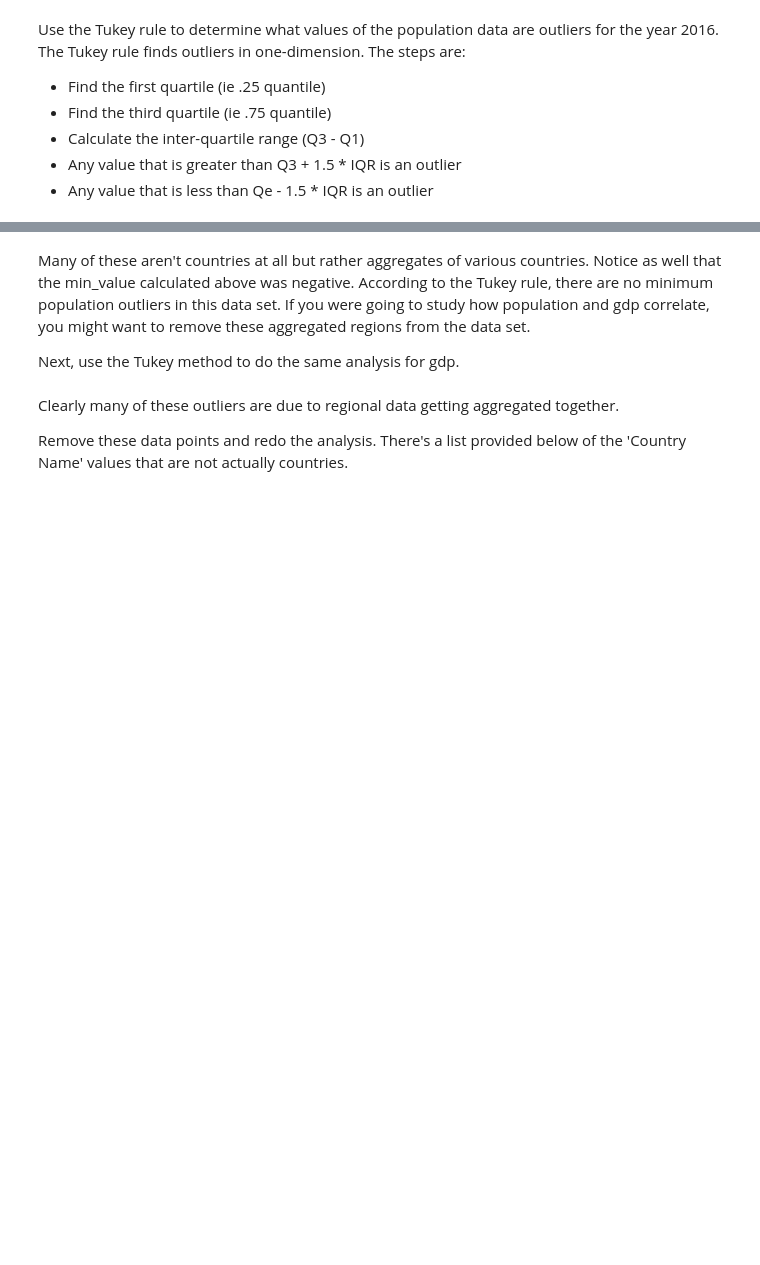
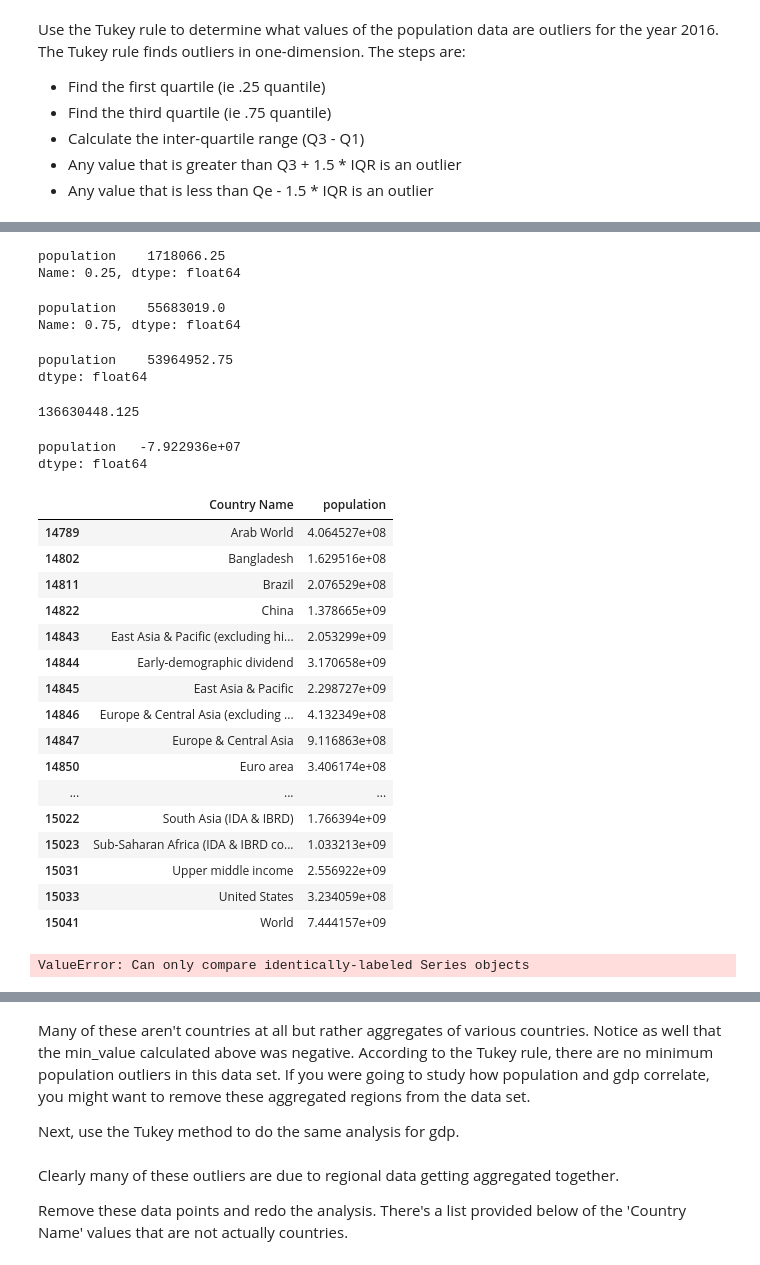
Before and after one commit to RobertZ-dev/Udacity_DSND, a Jupyter notebook: lessons/ETLPipelines/13_outlierspart1_exercise/13_outliers_exercise.ipynb, the cells around one changed output, grey strips where cells are left out. Saved outputs shown, nothing was run; the diff lists cells and outputs as text; code cells hidden in the pictures; blank space fills up the shorter version.

```diff
--- a/lessons/ETLPipelines/13_outlierspart1_exercise/13_outliers_exercise.ipynb
+++ b/lessons/ETLPipelines/13_outlierspart1_exercise/13_outliers_exercise.ipynb
@@ -234,0 +258,53 @@ population_outliers
+# %%
+Q1 = population_2016.quantile(q=0.25, axis=0, numeric_only=True, interpolation='linear')
+Q1
+# %% [output]
+population    1718066.25
+Name: 0.25, dtype: float64
+# %%
+Q3 = population_2016.quantile(q=0.75, axis=0, numeric_only=True, interpolation='linear')
+Q3
+# %% [output]
+population    55683019.0
+Name: 0.75, dtype: float64
+# %%
+IQR = Q3 - Q1
+IQR
+# %% [output]
+population    53964952.75
+dtype: float64
+# %%
+max_value = Q3 + 1.5 * IQR
+max_value[0]
+# %% [output]
+136630448.125
+# %%
+min_value = Q1 - 1.5 * IQR
+min_value
+# %% [output]
+population   -7.922936e+07
+dtype: float64
+# %%
+population_2016.loc[population_2016['population'] > max_value[0]]
+# %% [output]
+|  | Country Name | population |
+| 14789 | Arab World | 4.064527e+08 |
+| 14802 | Bangladesh | 1.629516e+08 |
+| 14811 | Brazil | 2.076529e+08 |
+| 14822 | China | 1.378665e+09 |
+| 14843 | East Asia & Pacific (excluding hi... | 2.053299e+09 |
+| 14844 | Early-demographic dividend | 3.170658e+09 |
+| 14845 | East Asia & Pacific | 2.298727e+09 |
+| 14846 | Europe & Central Asia (excluding ... | 4.132349e+08 |
+| 14847 | Europe & Central Asia | 9.116863e+08 |
+| 14850 | Euro area | 3.406174e+08 |
+| ... | ... | ... |
+| 15022 | South Asia (IDA & IBRD) | 1.766394e+09 |
+| 15023 | Sub-Saharan Africa (IDA & IBRD co... | 1.033213e+09 |
+| 15031 | Upper middle income | 2.556922e+09 |
+| 15033 | United States | 3.234059e+08 |
+| 15041 | World | 7.444157e+09 |
+# %%
+population_2016['population'].reset_index(drop=True) > max_value
+# %% [output]
+ValueError: Can only compare identically-labeled Series objects
```
Also changed, not shown: parts of 4 cells of this notebook.
